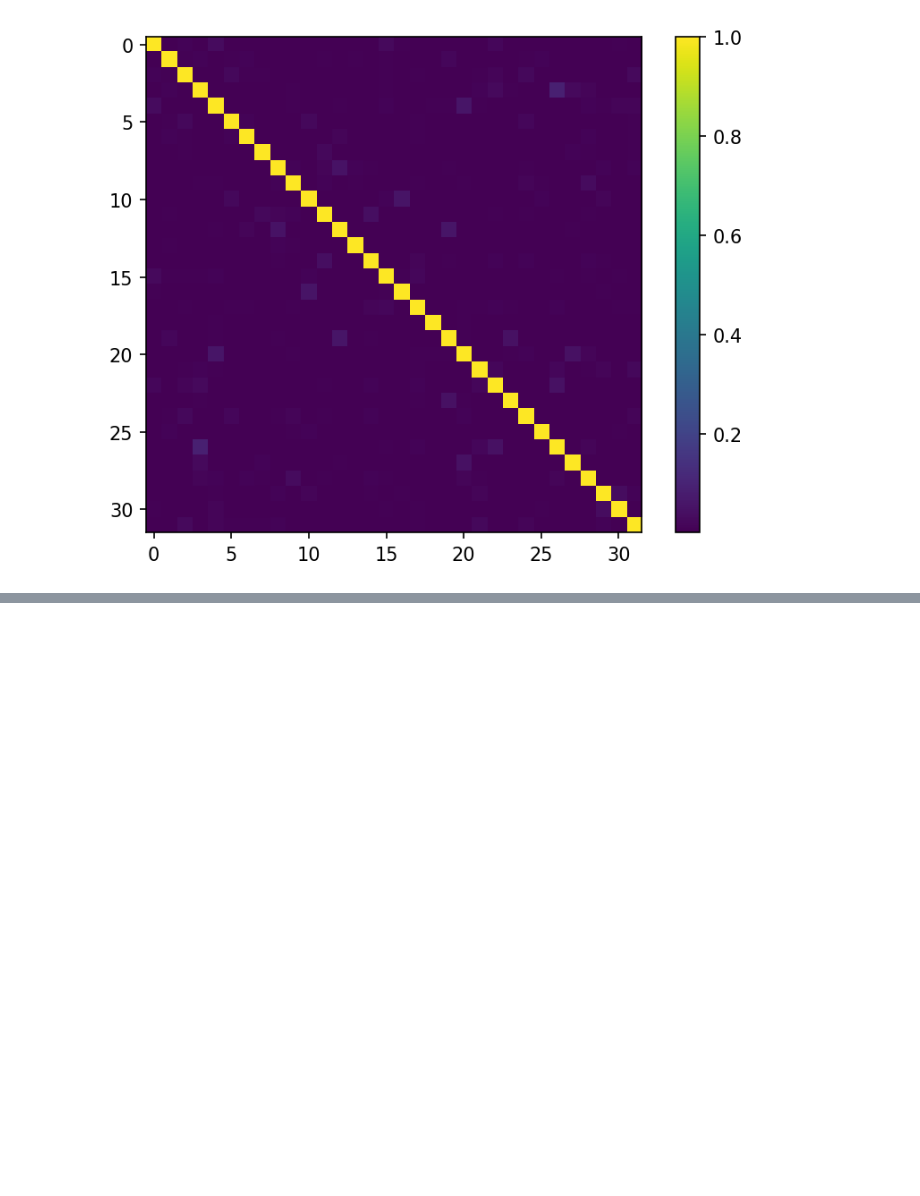
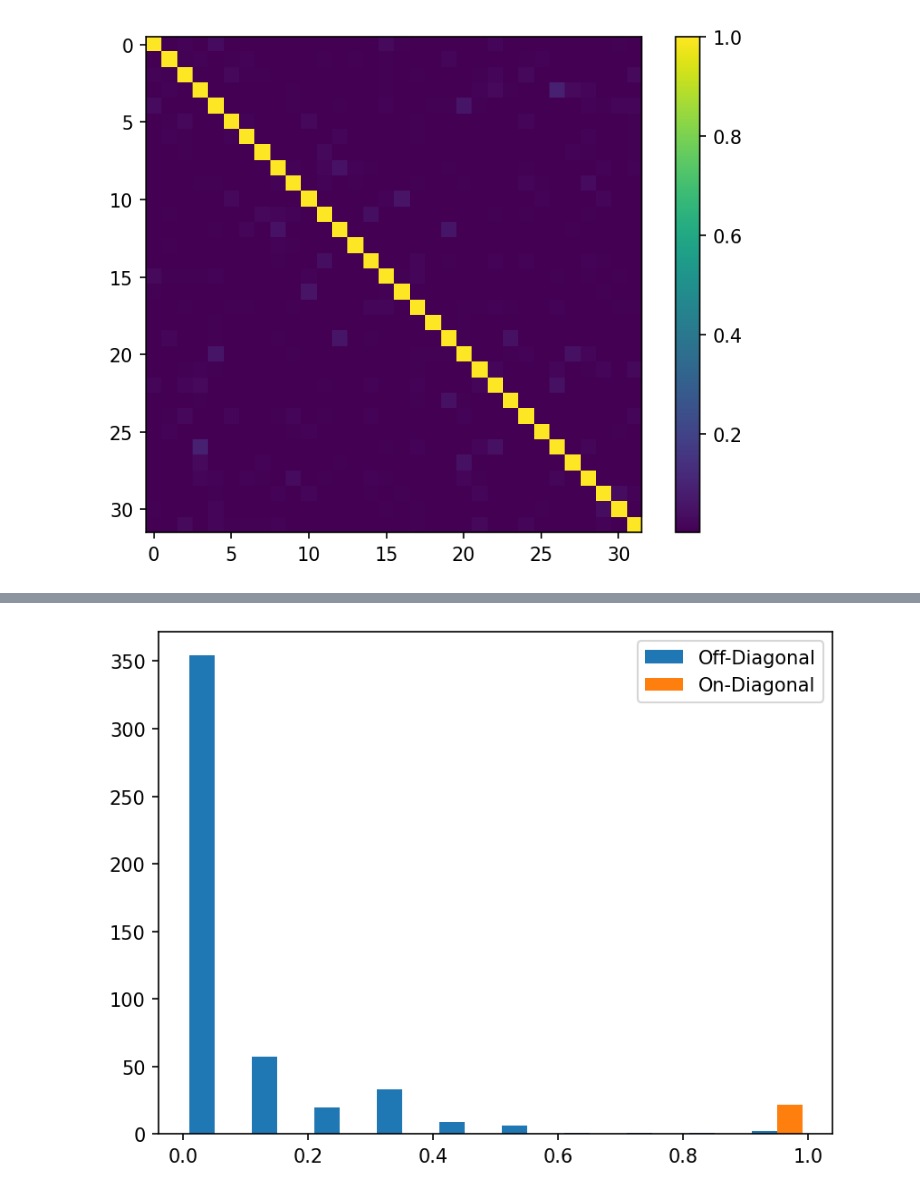
Before and after one commit to Infleqtion/client-superstaq, a Jupyter notebook: examples/SupercheQ.ipynb, the cells around one changed output, grey strips where cells are left out. Cells and saved outputs as stored; diff of their text form; code cells hidden in the pictures; blank space fills up the shorter version.

```diff
--- a/examples/SupercheQ.ipynb
+++ b/examples/SupercheQ.ipynb
@@ -178,0 +256,4 @@ plot_heatmap(fidelities)
+# %%
+plot_histogram(fidelities)
+# %% [output]
+[figure, added]
```
Also changed, not shown: parts of 10 cells of this notebook, 23 other files.
